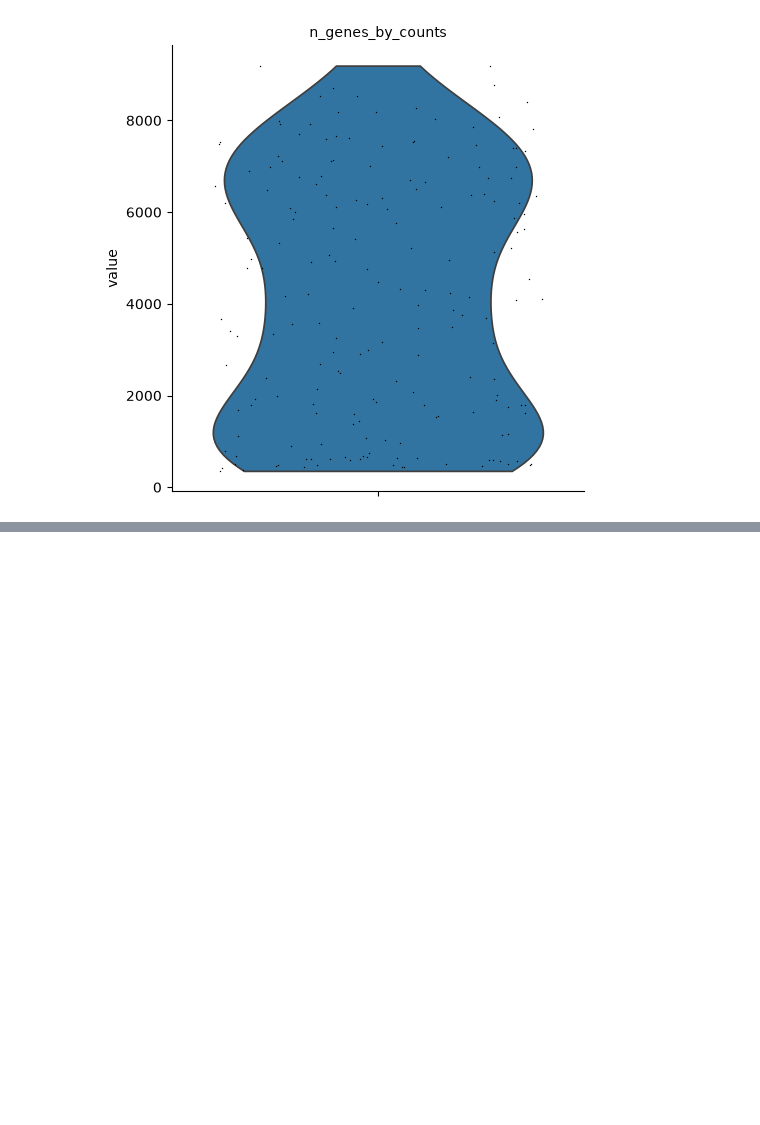
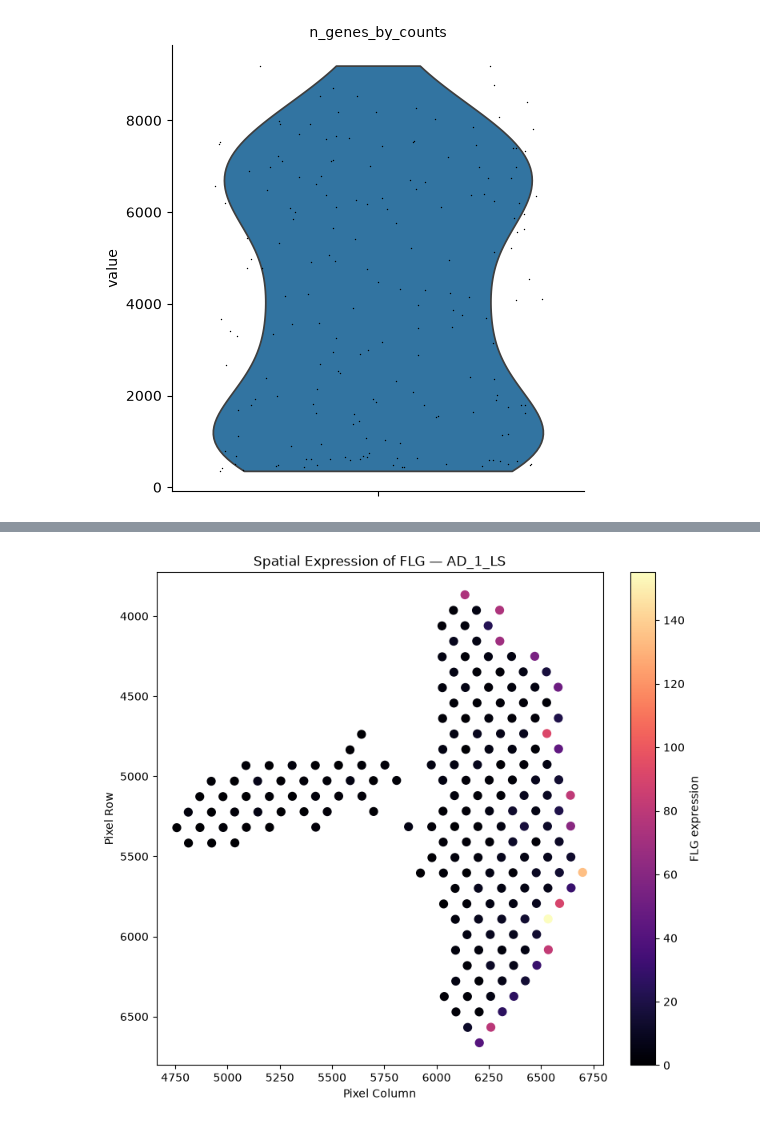
Before and after one commit to manya0306/spatial-tissue-profiling, a Jupyter notebook: notebooks/01_dataset_exploration.ipynb, the cells around one changed output, grey strips where cells are left out. Saved outputs shown, nothing was run; the diff lists cells and outputs as text; code cells hidden in the pictures; blank space fills up the shorter version.

```diff
--- a/notebooks/01_dataset_exploration.ipynb
+++ b/notebooks/01_dataset_exploration.ipynb
@@ -84,0 +242,4 @@ sc.pl.violin(
+# %%
+plot_gene_expression("FLG")
+# %% [output]
+[figure, added]
```
Also changed, not shown: parts of 15 cells of this notebook, 3 other files.
